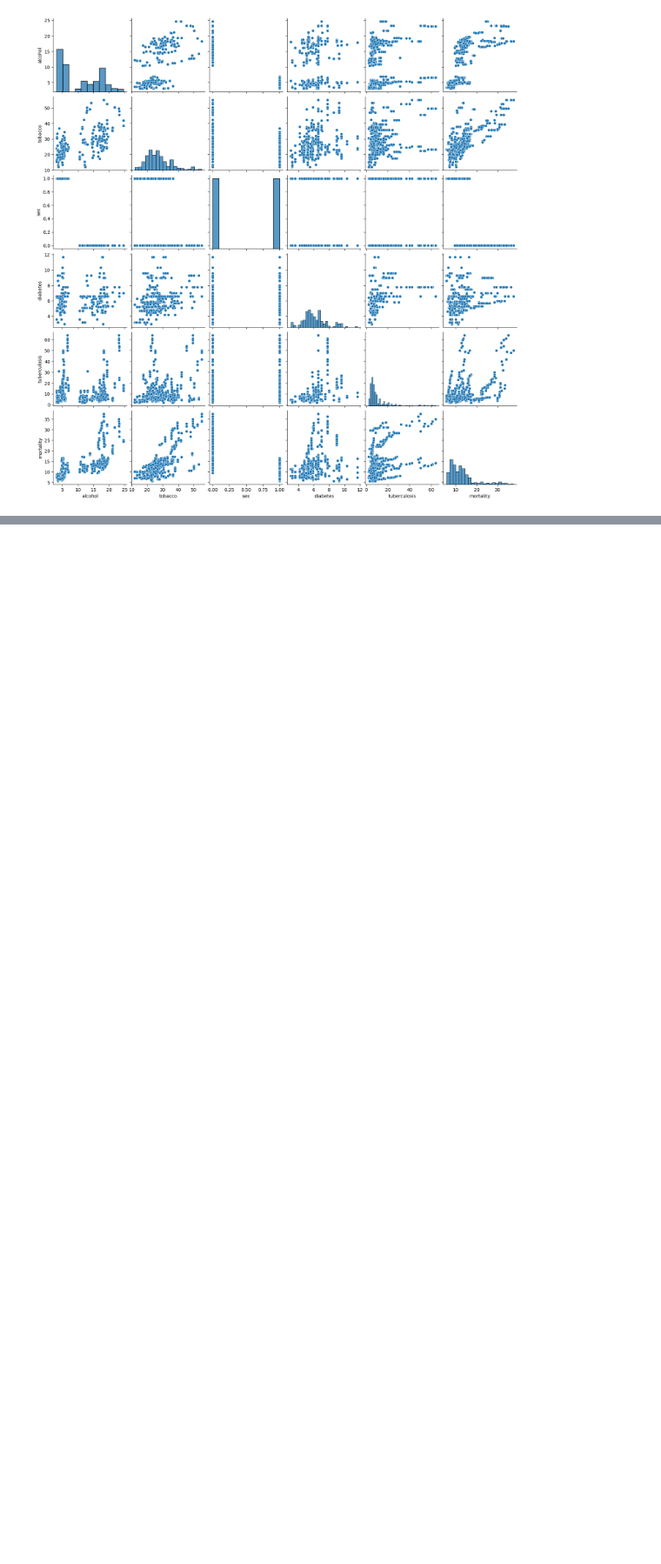
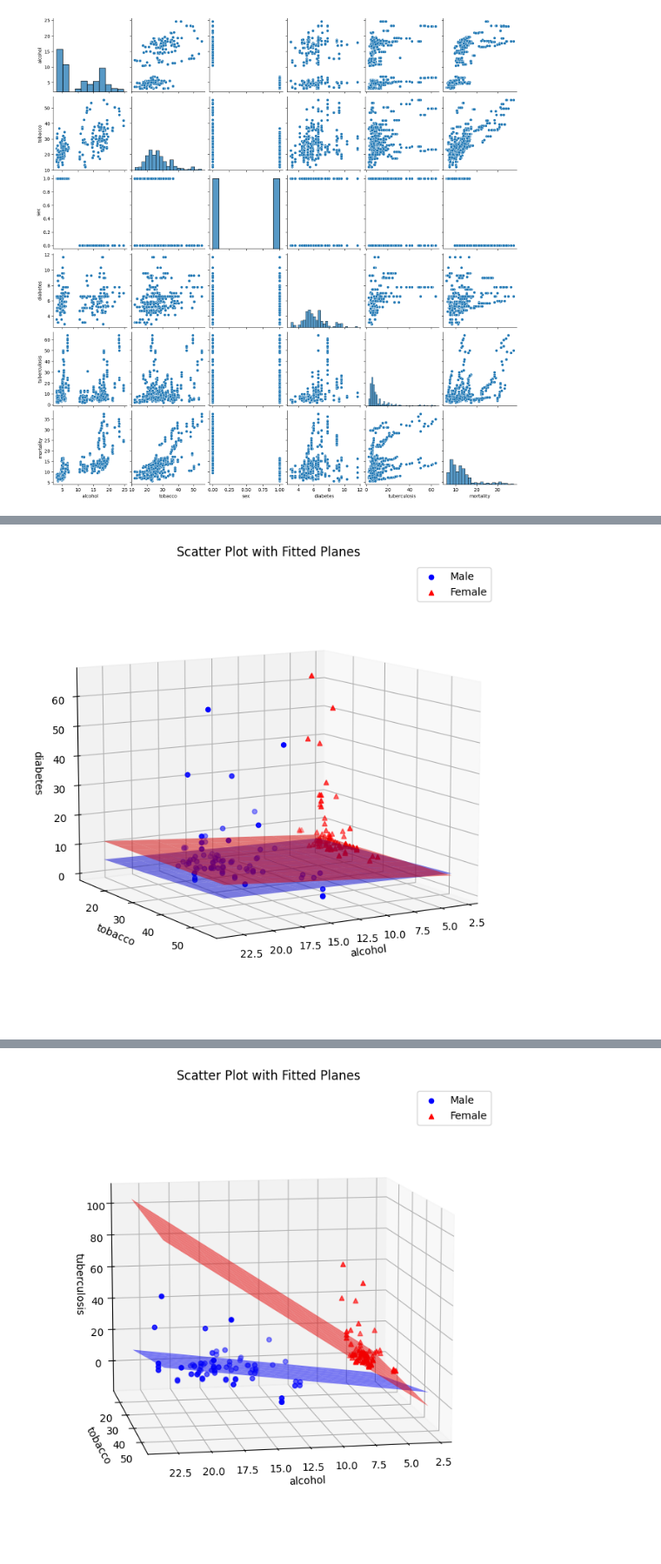
Before and after one commit to Gralerfics/SLDS_Project_OpenStudy, a Jupyter notebook: src/main.ipynb, the cells around one changed output, grey strips where cells are left out. Shown at 87% size. Saved outputs shown, nothing was run; the diff lists cells and outputs as text; code cells hidden in the pictures; blank space fills up the shorter version.

```diff
--- a/src/main.ipynb
+++ b/src/main.ipynb
@@ -117,16 +137,4 @@ plt.figure(figsize = (10, 8))
 sns.heatmap(dataset_train.drop(columns = ['alcohol', 'tobacco', 'mortality']).corr(), annot = True, cmap = 'coolwarm', fmt = '.2f')
 plt.title('Feature Correlation Heatmap')
 plt.show()
-
-# Add sex column and substitute total values
-rows = []
-for i, row in dataset_train.iterrows():
-    rows.append({'alcohol': row['alcohol_m'], 'tobacco': row['tobacco_m'], 'sex': 0, 'diabetes': row['diabetes'], 'tuberculosis': row['tuberculosis'], 'mortality': row['mortality_m']})
-    rows.append({'alcohol': row['alcohol_f'], 'tobacco': row['tobacco_f'], 'sex': 1, 'diabetes': row['diabetes'], 'tuberculosis': row['tuberculosis'], 'mortality': row['mortality_f']})
-dataset_train_mf = pd.DataFrame(rows)
-
-# plt.figure(figsize = (10, 8))
-# sns.heatmap(dataset_train_mf.corr(), annot = True, cmap = 'coolwarm', fmt = '.2f')
-# plt.title('Feature Correlation Heatmap')
-# plt.show()
 # %% [output]
@@ -161,0 +169,66 @@ with warnings.catch_warnings():
+# %%
+def mlr_process(y_name = 'diabetes', elev = 10, azim = 80, plot_dataset_source = 'test'):
+    plot_dataset = dataset_test_mf if plot_dataset_source == 'test' else dataset_train_mf
+
+    # Prepare data
+    X_train = dataset_train_mf[['alcohol', 'tobacco', 'sex']].copy()
+    X_train['alcohol x sex'] = X_train['alcohol'] * X_train['sex']
+    X_train['tobacco x sex'] = X_train['tobacco'] * X_train['sex']
+
+    X_test = dataset_test_mf[['alcohol', 'tobacco', 'sex']].copy()
+    X_test['alcohol x sex'] = X_test['alcohol'] * X_train['sex']
+    X_test['tobacco x sex'] = X_test['tobacco'] * X_train['sex']
+
+    y_train = dataset_train_mf[y_name].copy()
+    y_test = dataset_test_mf[y_name].copy()
+
+    # Add constant
+    X_train = sm.add_constant(X_train)
+    X_test = sm.add_constant(X_test)
+
+    # Train
+    model = sm.OLS(y_train, X_train).fit()
+    print(model.summary())
+    intercept, coef_alcohol, coef_tobacco, coef_sex, coef_alcohol_sex, coef_tobacco_sex = model.params
+
+    # Test
+    y_pred = model.predict(X_test)
+    mse = mean_squared_error(y_test, y_pred)
+    r2 = r2_score(y_test, y_pred)
+    print(f'\nTest Results for {y_name}:')
+    print(f'\tMean Squared Error: {mse:.4f}')
+    print(f'\tR^2: {r2:.4f}\n')
+
+    # 3D Plot
+    fig = plt.figure(figsize=(10, 8))
+    ax = fig.add_subplot(111, projection='3d')
+
+    # scatters
+    sex0_data = plot_dataset[plot_dataset['sex'] == 0]
+    ax.scatter(sex0_data['alcohol'], sex0_data['tobacco'], sex0_data['tuberculosis'], c = 'b', marker = 'o', label = 'Male')
+    sex1_data = plot_dataset[plot_dataset['sex'] == 1]
+    ax.scatter(sex1_data['alcohol'], sex1_data['tobacco'], sex1_data['tuberculosis'], c = 'r', marker = '^', label = 'Female')
+
+    # planes
+    x0 = np.linspace(min(plot_dataset['alcohol']), max(plot_dataset['alcohol']), 10)
+    y0 = np.linspace(min(plot_dataset['tobacco']), max(plot_dataset['tobacco']), 10)
+    x0, y0 = np.meshgrid(x0, y0)
+    z0 = intercept + coef_alcohol * x0 + coef_tobacco * y0
+    ax.plot_surface(x0, y0, z0, color = 'b', alpha = 0.5)
+    z1 = intercept + coef_alcohol * x0 + coef_tobacco * y0 + coef_sex + coef_alcohol_sex * x0 + coef_tobacco_sex * y0
+    ax.plot_surface(x0, y0, z1, color = 'r', alpha = 0.5)
+
+    # Labels and Legends
+    ax.set_xlabel('alcohol')
+    ax.set_ylabel('tobacco')
+    ax.set_zlabel(y_name)
+    ax.set_title('Scatter Plot with Fitted Planes')
+    ax.legend()
+
+    ax.view_init(elev = elev, azim = azim)
+
+    plt.show()
+
+mlr_process('diabetes', elev = 10, azim = 60)
+mlr_process('tuberculosis', elev = 10, azim = 80)
+# %% [output]
@@ -161,0 +252 @@ with warnings.catch_warnings():
+[figure, added]
@@ -161,0 +270 @@ with warnings.catch_warnings():
+[figure, added]
```
Also changed, not shown: parts of 19 cells of this notebook, 3 other files.
